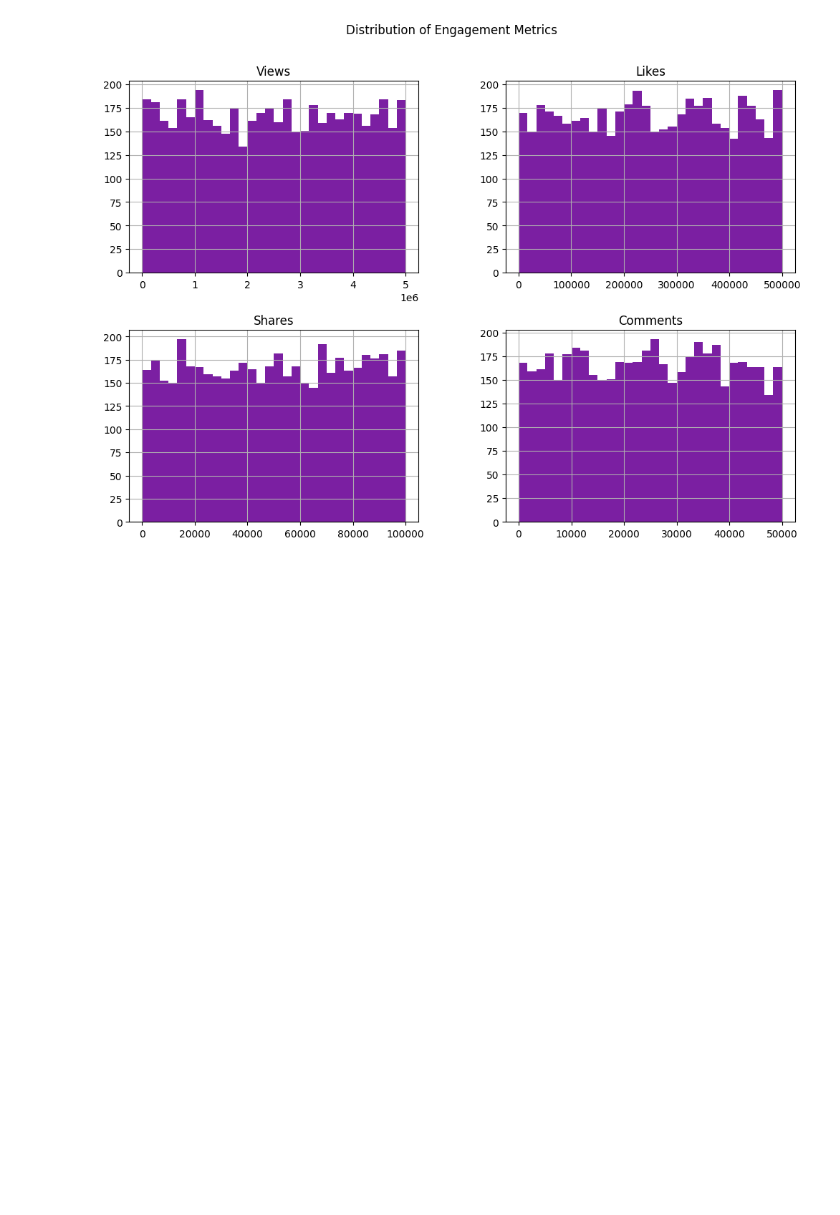
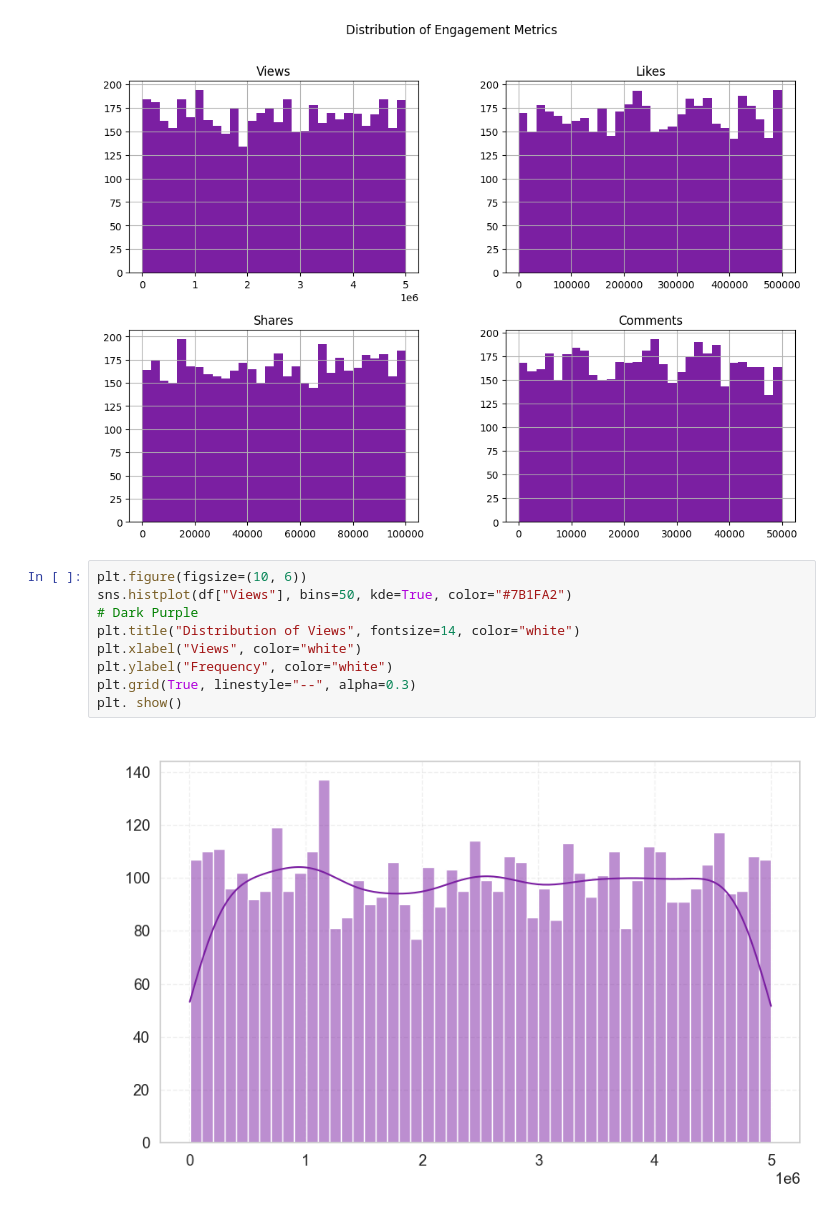
Before and after one commit to Phionanamugga/EDA_Viral_Social_Media_Posts, a Jupyter notebook: Viral_Social_Media_Trends1.ipynb, the cells around one changed output. Drawn from its saved outputs; the diff is of its cells as text; blank space fills up the shorter version.

Commit message:
carries out data visualization and sets color to purple[Delivers#188970869]

```diff
--- a/Viral_Social_Media_Trends1.ipynb
+++ b/Viral_Social_Media_Trends1.ipynb
@@ -156,3 +156,14 @@ plt.show()
 # %% [output]
 <Figure size 1500x400 with 0 Axes>
 [figure]
+# %%
+plt.figure(figsize=(10, 6))
+sns.histplot(df["Views"], bins=50, kde=True, color="#7B1FA2")
+# Dark Purple
+plt.title("Distribution of Views", fontsize=14, color="white")
+plt.xlabel("Views", color="white")
+plt.ylabel("Frequency", color="white")
+plt.grid(True, linestyle="--", alpha=0.3)
+plt. show()
+# %% [output]
+[figure, added]
```
